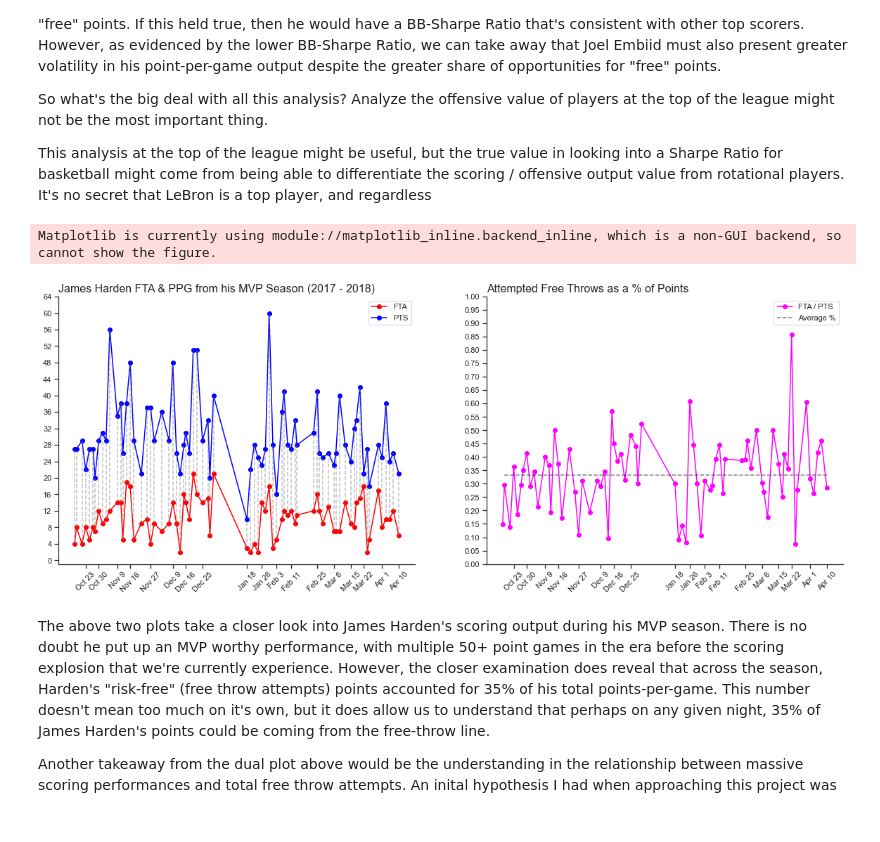
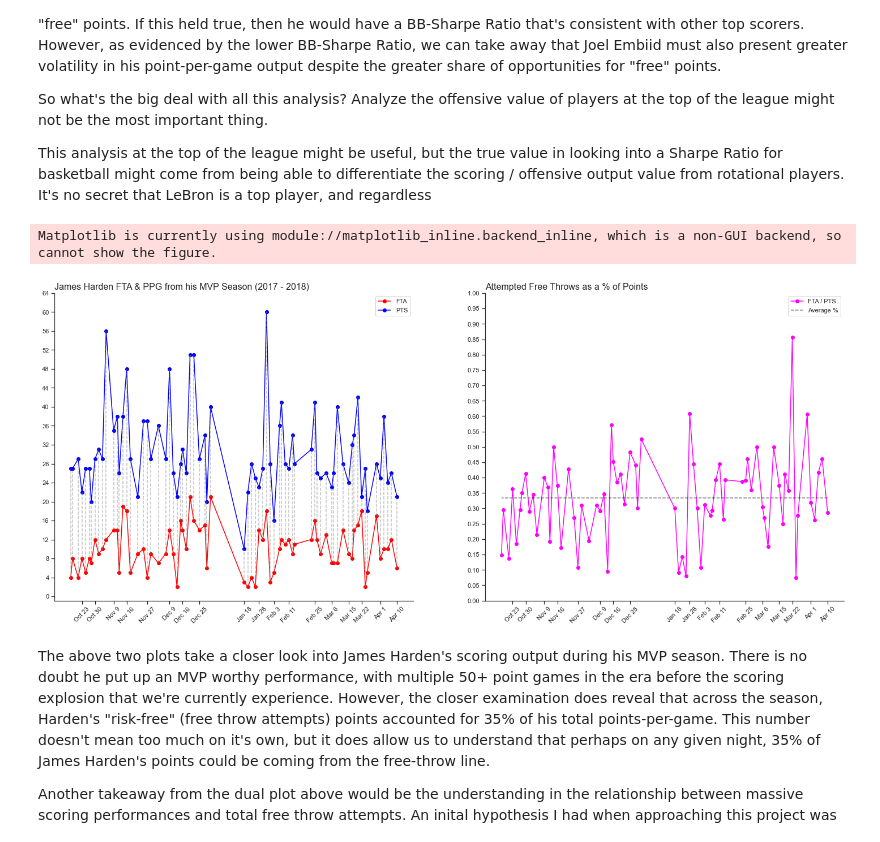
Before and after one commit to kirankrishnamurthi/NBA-Sharpe-Ratios, a Jupyter notebook: nba_sharpe.ipynb, the cells around one changed output. Saved outputs shown, nothing was run; the diff lists cells and outputs as text; code cells hidden in the pictures.

```diff
--- a/nba_sharpe.ipynb
+++ b/nba_sharpe.ipynb
@@ -205,7 +205,7 @@ HARDEN18['GAME_DATE'] = pd.to_datetime(HARDEN18['GAME_DATE'])
 # %%
 HARDEN18.to_csv('HARDEN18.csv')
 # %%
-fig, ax = plt.subplots(1, 2, sharex = True, figsize = (20, 7))
+fig, ax = plt.subplots(1, 2, sharex = True, figsize = (25, 10))
 fontparams = {'font' : 'Arial', 'fontsize' : 16}
 
 #-------------------- James Harden PTS & FTA --------------------------------------#
@@ -239,35 +239,35 @@ ax[0].set_xticklabels(x_labs, rotation=45)
 ax[0].set_yticks(np.arange(0, 68, step = 4))
 
 #-- Title and Legend
 ax[0].legend(['FTA', 'PTS'])
 ax[0].set_title('James Harden FTA & PPG from his MVP Season (2017 - 2018)'
             , fontdict = fontparams
             , loc = 'left')
 
 
 #-------------------- James Harden FTA / PTS --------------------------------------#
 y_vector = (HARDEN18['FTA'] / HARDEN18['PTS'])
 ax[1].plot(HARDEN18['GAME_DATE'], y_vector, color = 'magenta', linestyle = 'solid', marker = 'o')
 ax[1].plot(HARDEN18['GAME_DATE'], np.repeat(np.mean(y_vector), len(y_vector)), color = 'black', linestyle = 'dashed', alpha = .5)
 
 
 
 #-- X & Y Axis
 ax[1].set_xticklabels(x_labs, rotation=45)
 ax[1].set_yticks(np.arange(0, 1.05, step = .05))
 
 #-- Title and Legend
 ax[1].set_title('Attempted Free Throws as a % of Points'
             , fontdict = fontparams
             , loc = 'left')
 
 ax[1].legend(['FTA / PTS', 'Average %'])
 
-fig.savefig('james_harden_dual_plot.png', dpi = 300)
+fig.savefig('james_harden_dual_plot.png', dpi = 500)
 fig.show()
 # %% [output]
 Matplotlib is currently using module://matplotlib_inline.backend_inline, which is a non-GUI backend, so cannot show the figure.
-[figure, old version]
+[figure, new version]
 # %% [markdown]
 The above two plots take a closer look into James Harden's scoring output during his MVP season. There is no doubt he put up an MVP worthy performance, with multiple 50+ point games in the era before the scoring explosion that we're currently experience. However, the closer examination does reveal that across the season, Harden's "risk-free" (free throw attempts) points accounted for 35% of his total points-per-game. This number doesn't mean too much on it's own, but it does allow us to understand that perhaps on any given night, 35% of James Harden's points could be coming from the free-throw line.
 
```
Also changed, not shown: parts of 1 cell of this notebook, 3 other files.
